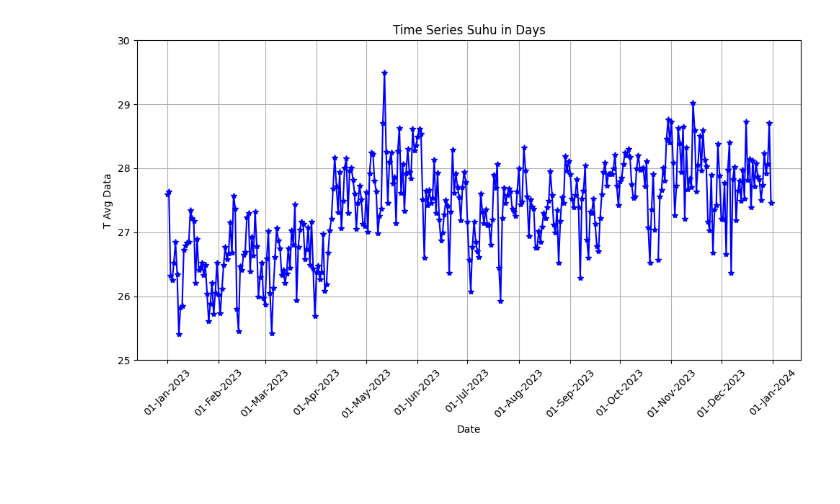
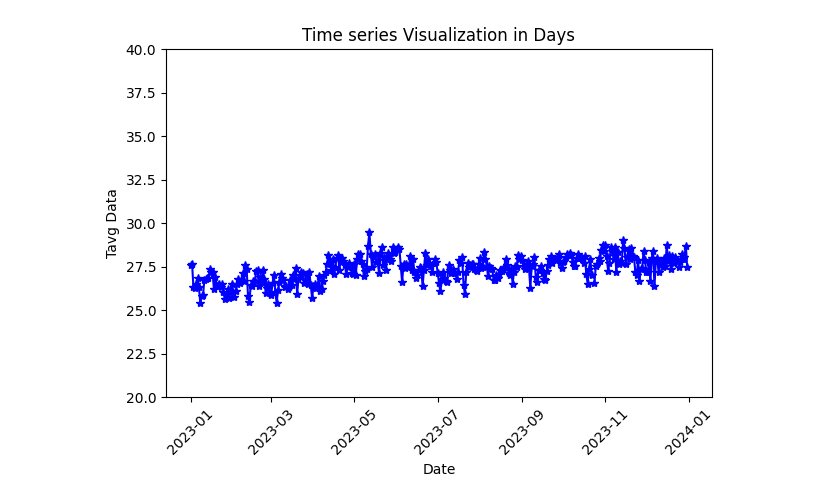
Before and after one commit to syadrn/Proyek-Kapita-Selekta, a Jupyter notebook: Tugas proyek akhir meteo/data_handling_kalimantan.ipynb, the cells around one changed output. Cells and saved outputs as stored; diff of their text form; code cells hidden in the pictures; blank space fills up the shorter version.

```diff
--- a/Tugas proyek akhir meteo/data_handling_kalimantan.ipynb
+++ b/Tugas proyek akhir meteo/data_handling_kalimantan.ipynb
@@ -51,23 +95,11 @@ dates = pd.to_datetime(dates, dayfirst=True)
-# %%
-# Plot data Harian
-
-plt.figure(figsize=(10,6))
-plt.plot(dates, daily_avg, marker='*', color='b')
-
-# Atur format tanggal di sumbu x untuk menampilkan satu tanggal setiap awal bulan
-plt.gca().xaxis.set_major_locator(mdates.MonthLocator())  # Menampilkan tanggal setiap awal bulan
-plt.gca().xaxis.set_major_formatter(mdates.DateFormatter('%d-%b-%Y'))  # Format tanggal (misal: 01-Jan-2024)
-
-plt.xticks(rotation=45)
-plt.ylim(25, 30)
-plt.xlabel("Date")
-plt.ylabel('T Avg Data')
-plt.title(f'Time Series Suhu in Days')
-plt.grid(True)
-plt.tight_layout()
-
-# Tampilkan plot
-plt.show()
-# %% [output]
-[figure, removed]
+# %%
+plt.plot(dates, daily_avg, marker = '*', color = 'b')
+plt.xticks(rotation = 45)
+plt.ylim(20, 40)
+plt.xlabel("Date")
+plt.ylabel('Tavg Data')
+plt.title(f'Time series Visualization in Days')
+plt.tight_layout()
+# %% [output]
+[figure, added]
 # %%
```
Also changed, not shown: parts of 6 cells of this notebook, 2 other files.
